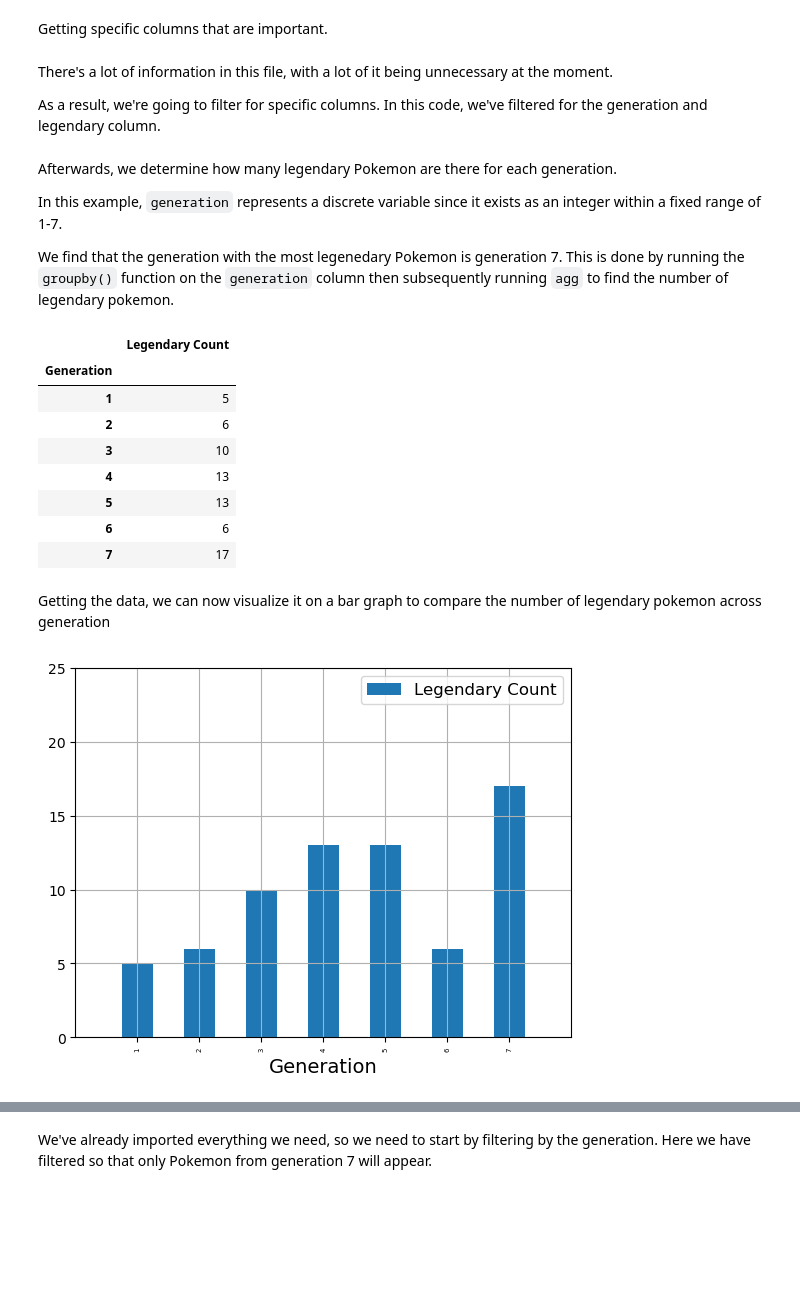
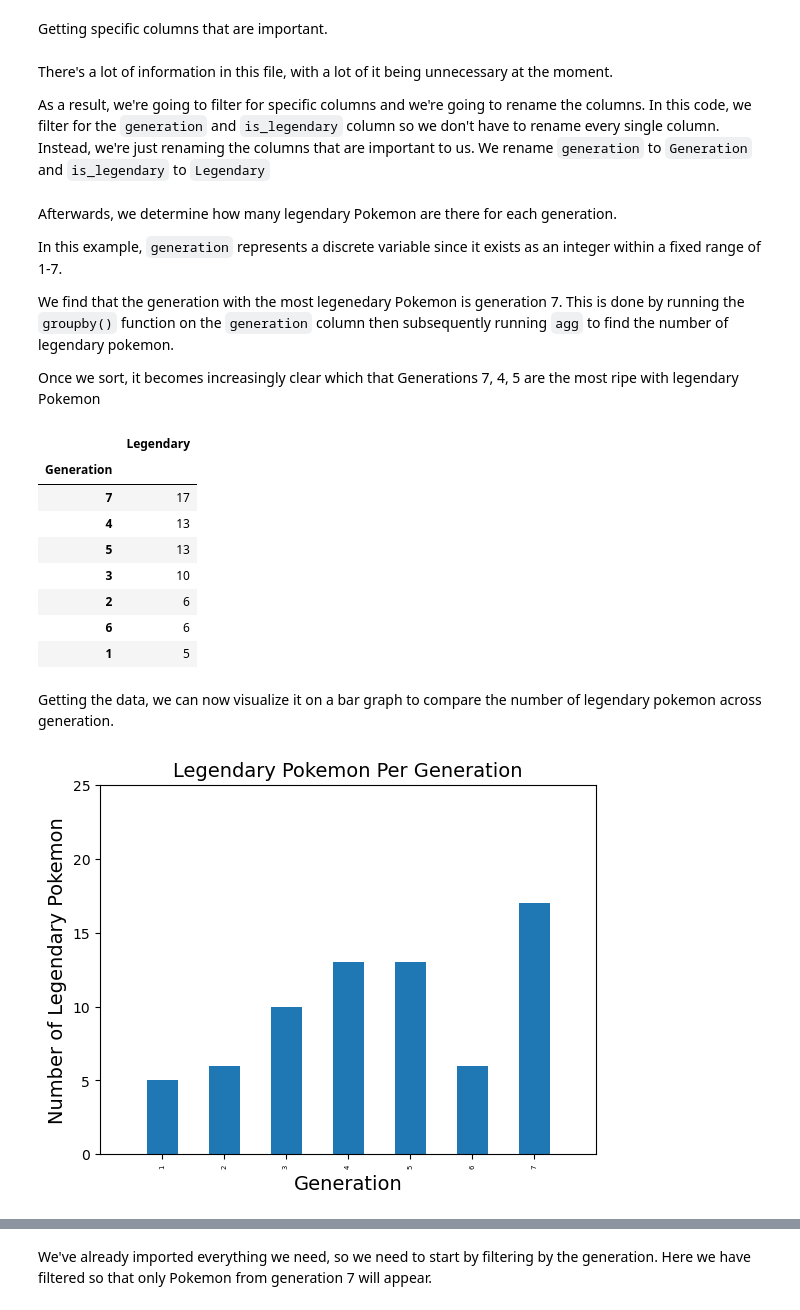
Before and after one commit to aniketadhikari/CS-5805-Blog, a Jupyter notebook: posts/blog 1/post1.ipynb, the cells around one changed output, grey strips where cells are left out. Saved outputs shown, nothing was run; the diff lists cells and outputs as text; code cells hidden in the pictures; blank space fills up the shorter version.

```diff
--- a/posts/blog 1/post1.ipynb
+++ b/posts/blog 1/post1.ipynb
@@ -21,35 +81,37 @@ Getting specific columns that are important.
 # %% [markdown]
 There's a lot of information in this file, with a lot of it being unnecessary at the moment.
 
-As a result, we're going to filter for specific columns. In this code, we've filtered for the generation and legendary column.
+As a result, we're going to filter for specific columns and we're going to rename the columns. In this code, we filter for the `generation` and `is_legendary` column so we don't have to rename every single column. Instead, we're just renaming the columns that are important to us. We rename `generation` to `Generation` and `is_legendary` to `Legendary`
 # %%
 generation_legends = data_source_result[["generation", "is_legendary"]]
-generation_legends = generation_legends.rename(columns={'is_legendary':"Legendary Count", 'generation':"Generation"})
+generation_legends = generation_legends.rename(columns={'is_legendary':"Legendary", 'generation':"Generation"})
 # %% [markdown]
 Afterwards, we determine how many legendary Pokemon are there for each generation.
 
 In this example, `generation` represents a discrete variable since it exists as an integer within a fixed range of 1-7.
 
 We find that the generation with the most legenedary Pokemon is generation 7. This is done by running the `groupby()` function on the `generation` column then subsequently running `agg` to find the number of legendary pokemon.
+
+Once we sort, it becomes increasingly clear which that Generations 7, 4, 5 are the most ripe with legendary Pokemon
 # %%
-legendary_per_generation = generation_legends.groupby("Generation").agg({"Legendary Count":"sum", "Generation":"first"})
-legendary_per_generation[['Legendary Count']]
+legendary_per_generation = generation_legends.groupby("Generation").agg({"Legendary":"sum", "Generation":"first"})
+legendary_per_generation[['Legendary']].sort_values(by="Legendary", ascending=False)
 # %% [output]
-|  | Legendary Count |
+|  | Legendary |
 | Generation |  |
-| 1 | 5 |
-| 2 | 6 |
-| 3 | 10 |
+| 7 | 17 |
 | 4 | 13 |
 | 5 | 13 |
+| 3 | 10 |
+| 2 | 6 |
 | 6 | 6 |
-| 7 | 17 |
+| 1 | 5 |
 # %% [markdown]
-Getting the data, we can now visualize it on a bar graph to compare the number of legendary pokemon across generation
+Getting the data, we can now visualize it on a bar graph to compare the number of legendary pokemon across generation.
 # %%
-legendary_per_generation.plot(kind="bar", grid=True, x="Generation", y="Legendary Count")
+legendary_per_generation.plot(kind="bar", x="Generation", y="Legendary", title="Legendary Pokemon Per Generation", ylabel="Number of Legendary Pokemon", legend=False)
 plt.axis([-1,7 , 0, 25])
 plt.show()
 # %% [output]
-[figure, old version]
+[figure, new version]
 # %% [markdown]
```
Also changed, not shown: parts of 12 cells of this notebook, 1 other file.
